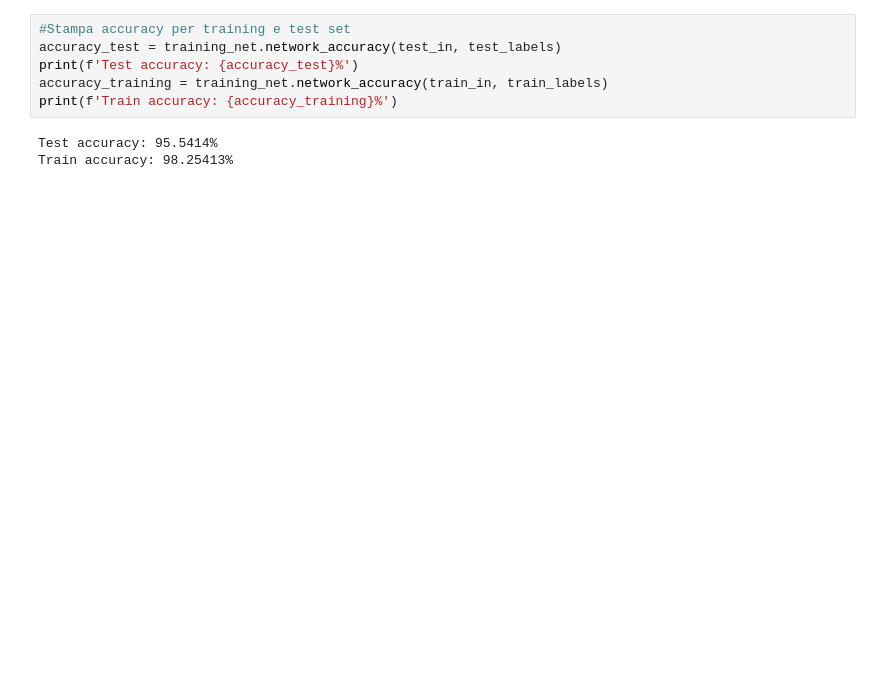
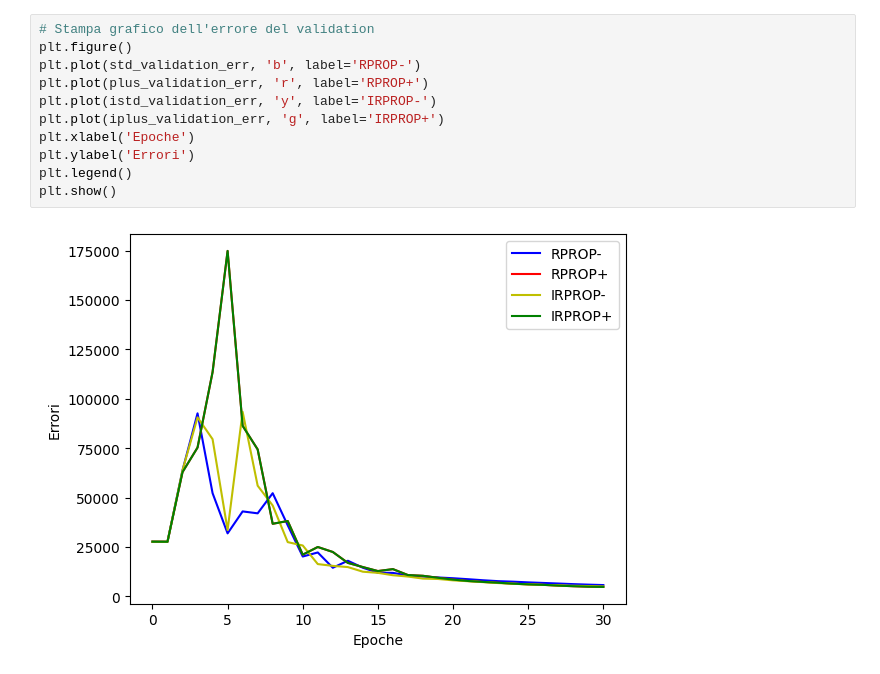
Before and after one commit to marcellorussox/MnistANN, a Jupyter notebook: ann_training.ipynb, the cells around one changed output. Saved outputs shown, nothing was run; the diff lists cells and outputs as text; blank space fills up the shorter version.

```diff
--- a/ann_training.ipynb
+++ b/ann_training.ipynb
@@ -112,9 +171,13 @@ plt.show()
-# %%
-#Stampa accuracy per training e test set
-accuracy_test = training_net.network_accuracy(test_in, test_labels)
-print(f'Test accuracy: {accuracy_test}%')
-accuracy_training = training_net.network_accuracy(train_in, train_labels)
-print(f'Train accuracy: {accuracy_training}%')
-# %% [output]
-Test accuracy: 95.5414%
-Train accuracy: 98.25413%
+# %%
+# Stampa grafico dell'errore del validation
+plt.figure()
+plt.plot(std_validation_err, 'b', label='RPROP-')
+plt.plot(plus_validation_err, 'r', label='RPROP+')
+plt.plot(istd_validation_err, 'y', label='IRPROP-')
+plt.plot(iplus_validation_err, 'g', label='IRPROP+')
+plt.xlabel('Epoche')
+plt.ylabel('Errori')
+plt.legend()
+plt.show()
+# %% [output]
+[figure, added]
```
Also changed, not shown: parts of 10 cells of this notebook, 2 other files.
